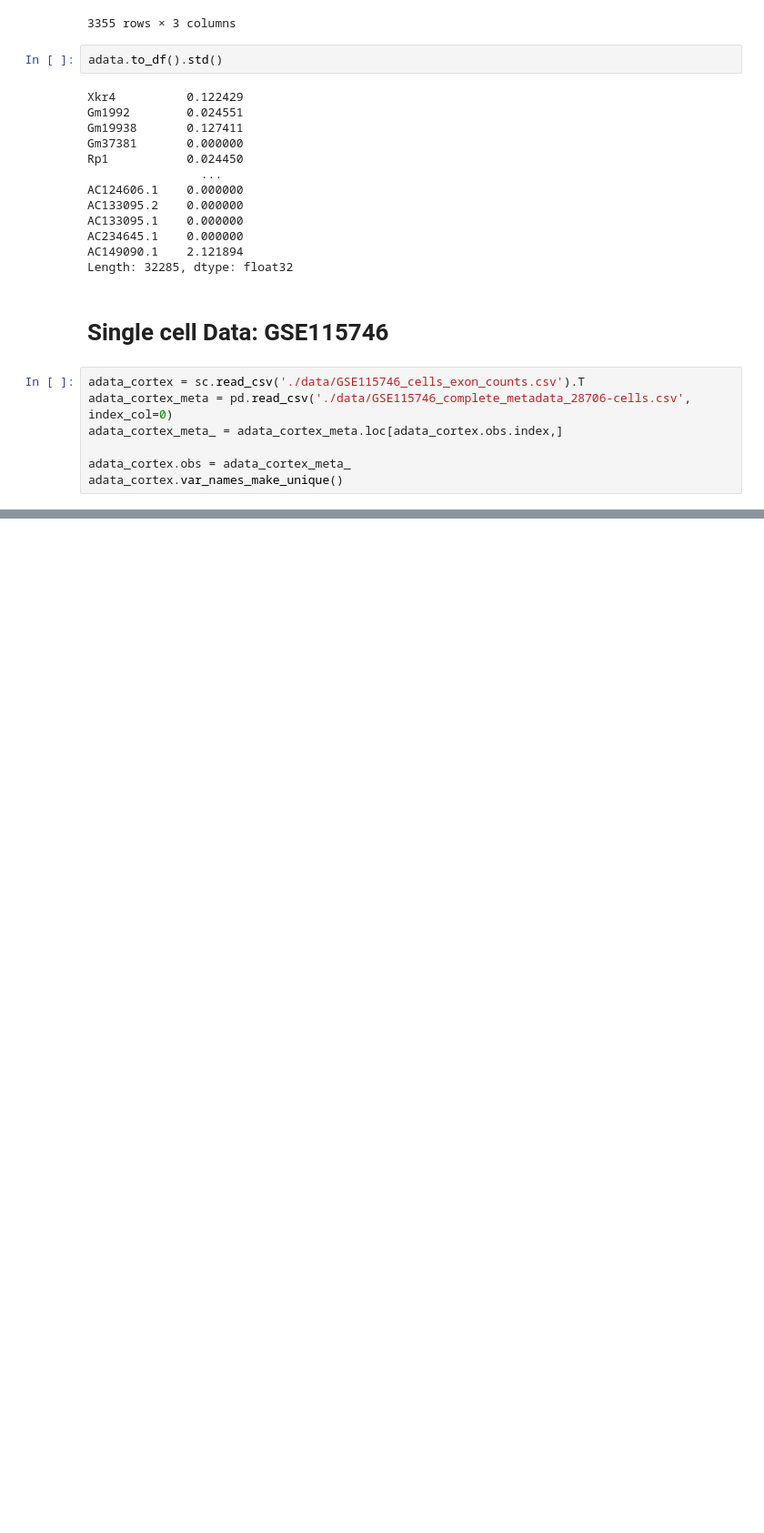
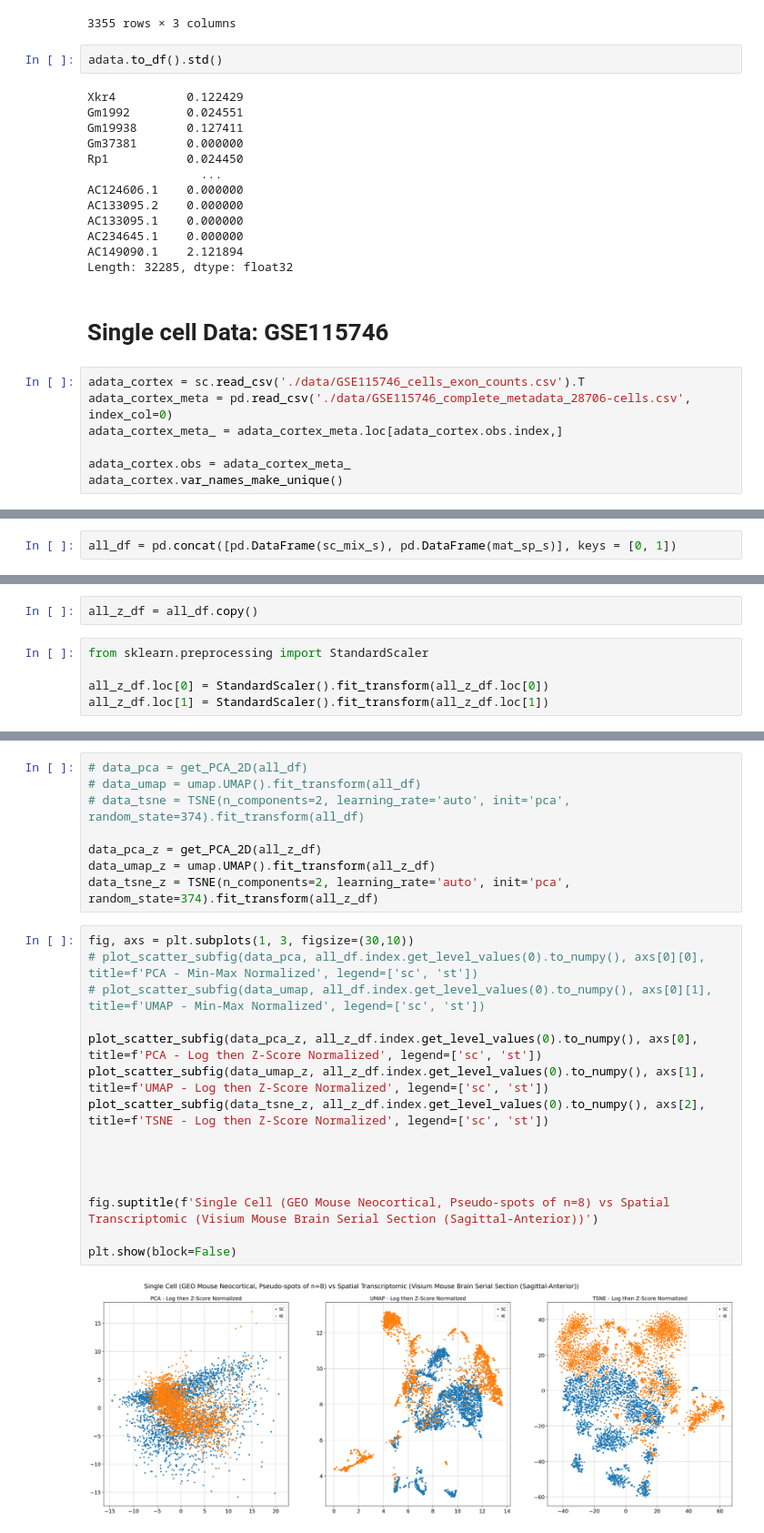
Before and after one commit to williamrobotma/AGrEDA, a Jupyter notebook: eda.ipynb, the cells around one changed output, grey strips where cells are left out. Shown at 91% size. Saved outputs shown, nothing was run; the diff lists cells and outputs as text; blank space fills up the shorter version.

```diff
--- a/eda.ipynb
+++ b/eda.ipynb
@@ -118,0 +273,2 @@ adata_cortex.var_names_make_unique()
+# %%
+all_df = pd.concat([pd.DataFrame(sc_mix_s), pd.DataFrame(mat_sp_s)], keys = [0, 1])
@@ -118,0 +291,7 @@ adata_cortex.var_names_make_unique()
+# %%
+all_z_df = all_df.copy()
+# %%
+from sklearn.preprocessing import StandardScaler
+
+all_z_df.loc[0] = StandardScaler().fit_transform(all_z_df.loc[0])
+all_z_df.loc[1] = StandardScaler().fit_transform(all_z_df.loc[1])
@@ -118,0 +366,25 @@ adata_cortex.var_names_make_unique()
+# %%
+# data_pca = get_PCA_2D(all_df)
+# data_umap = umap.UMAP().fit_transform(all_df)
+# data_tsne = TSNE(n_components=2, learning_rate='auto', init='pca', random_state=374).fit_transform(all_df)
+
+data_pca_z = get_PCA_2D(all_z_df)
+data_umap_z = umap.UMAP().fit_transform(all_z_df)
+data_tsne_z = TSNE(n_components=2, learning_rate='auto', init='pca', random_state=374).fit_transform(all_z_df)
+# %%
+fig, axs = plt.subplots(1, 3, figsize=(30,10))
+# plot_scatter_subfig(data_pca, all_df.index.get_level_values(0).to_numpy(), axs[0][0], title=f'PCA - Min-Max Normalized', legend=['sc', 'st'])
+# plot_scatter_subfig(data_umap, all_df.index.get_level_values(0).to_numpy(), axs[0][1], title=f'UMAP - Min-Max Normalized', legend=['sc', 'st'])
+
+plot_scatter_subfig(data_pca_z, all_z_df.index.get_level_values(0).to_numpy(), axs[0], title=f'PCA - Log then Z-Score Normalized', legend=['sc', 'st'])
+plot_scatter_subfig(data_umap_z, all_z_df.index.get_level_values(0).to_numpy(), axs[1], title=f'UMAP - Log then Z-Score Normalized', legend=['sc', 'st'])
+plot_scatter_subfig(data_tsne_z, all_z_df.index.get_level_values(0).to_numpy(), axs[2], title=f'TSNE - Log then Z-Score Normalized', legend=['sc', 'st'])
+
+
+
+
+fig.suptitle(f'Single Cell (GEO Mouse Neocortical, Pseudo-spots of n=8) vs Spatial Transcriptomic (Visium Mouse Brain Serial Section (Sagittal-Anterior))')
+
+plt.show(block=False)
+# %% [output]
+[figure, added]
```
Also changed, not shown: parts of 24 cells of this notebook, 3 other files.
